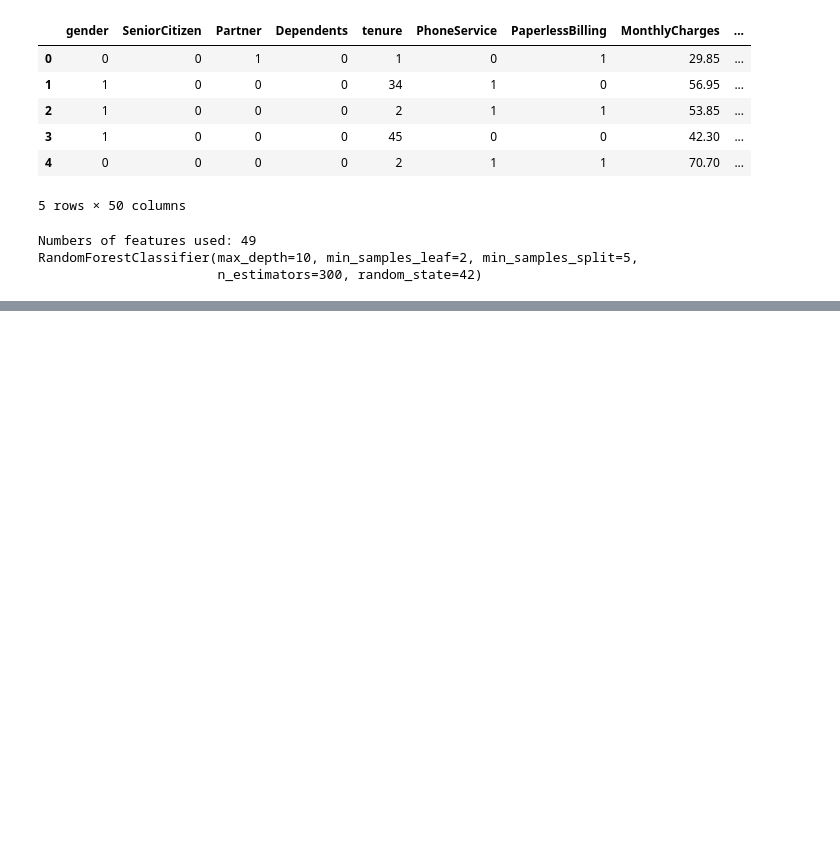
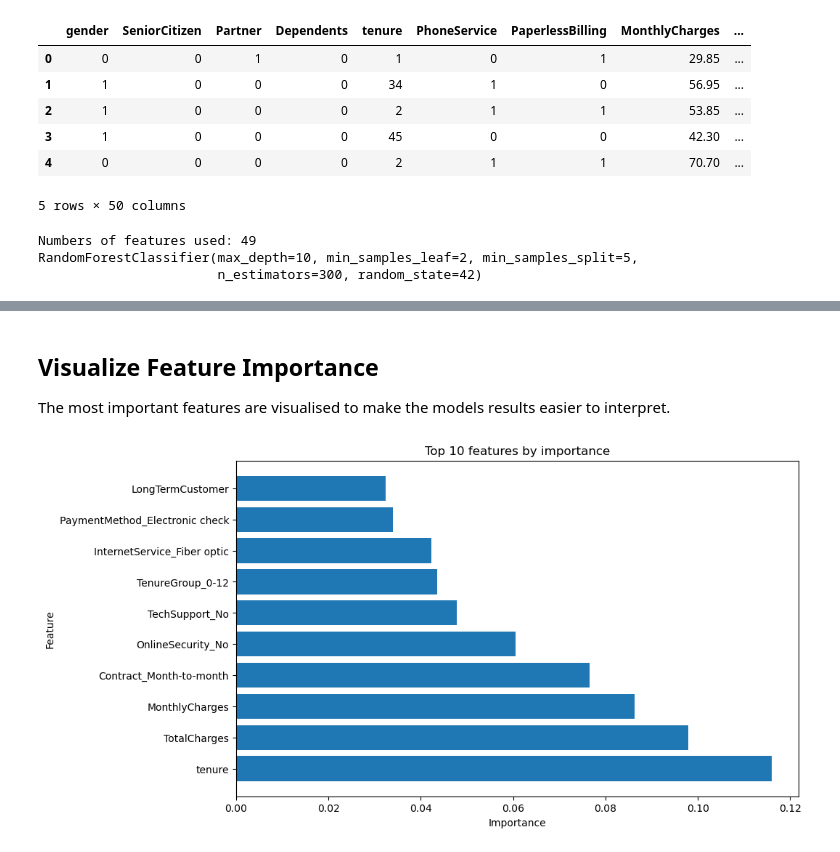
Before and after one commit to Januui/telecom-customer-churn-intelligence-platform, a Jupyter notebook: notebooks/7_model_interpretation.ipynb, the cells around one changed output, grey strips where cells are left out. Drawn from its saved outputs; the diff is of its cells as text; code cells hidden in the pictures; blank space fills up the shorter version.

Commit message:
Calculate feature importance scores and visualize.

```diff
--- a/notebooks/7_model_interpretation.ipynb
+++ b/notebooks/7_model_interpretation.ipynb
@@ -49,0 +55,13 @@ RandomForestClassifier(max_depth=10, min_samples_leaf=2, min_samples_split=5,
+# %%
+# Extract feature importance scores from the Random Forest Model
+
+imp= model.feature_importances_
+# %%
+# Create a dataframe with feature names and their important scores
+
+feature_importance = pd.DataFrame({"feature": x.columns,"Importance":imp})
+# %%
+# Sort features from most important to least important
+
+feature_importance = feature_importance.sort_values( by="Importance",ascending=False)
+feature_importance.head(10)
@@ -49,0 +80,27 @@ RandomForestClassifier(max_depth=10, min_samples_leaf=2, min_samples_split=5,
+# %% [markdown]
+## Visualize Feature Importance
+
+The most important features are visualised to make the models results easier to interpret.
+# %%
+# Select the top 10 important features
+
+top_features= feature_importance.head(10)
+plt.figure(figsize=(10,6))
+
+plt.barh(
+    top_features["feature"],
+    top_features["Importance"]
+)
+
+# Add labels and title
+
+plt.title("Top 10 features by importance")
+plt.xlabel("Importance")
+plt.ylabel("Feature")
+
+#Display the most feature at the top
+
+plt.gca().invert_yaxis
+plt.show()
+# %% [output]
+[figure, added]
```
Also changed, not shown: parts of 2 cells of this notebook.
